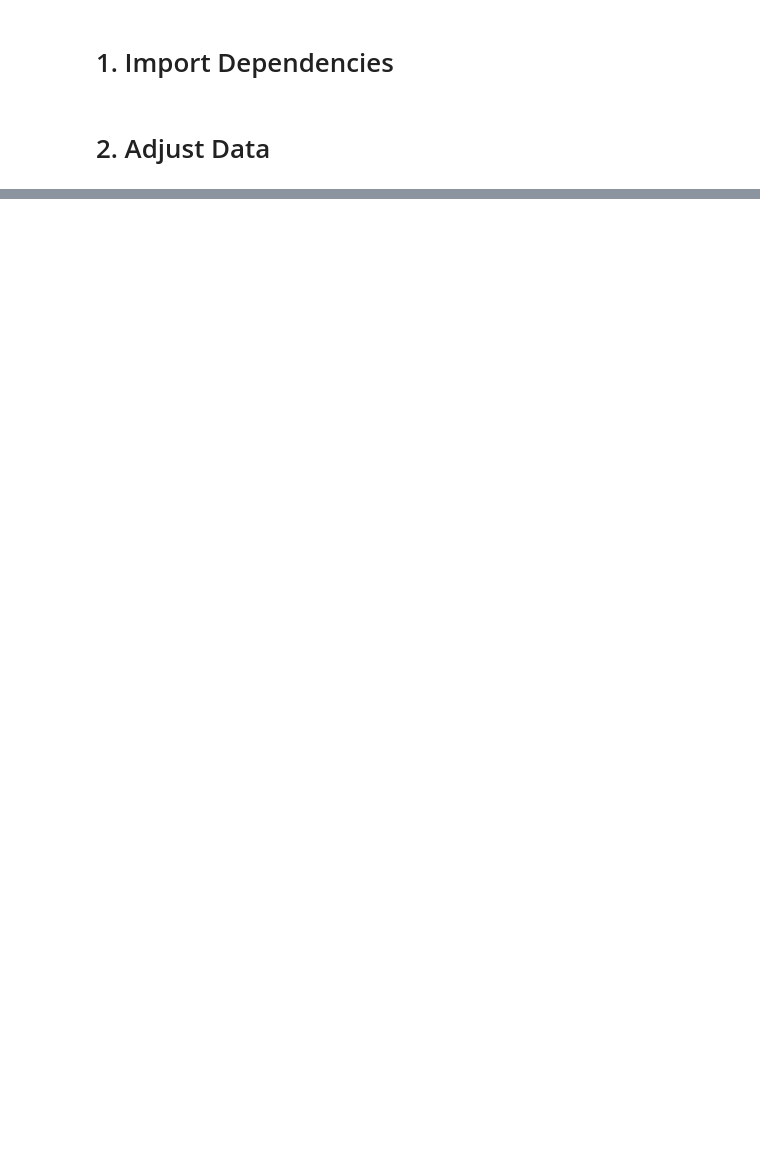
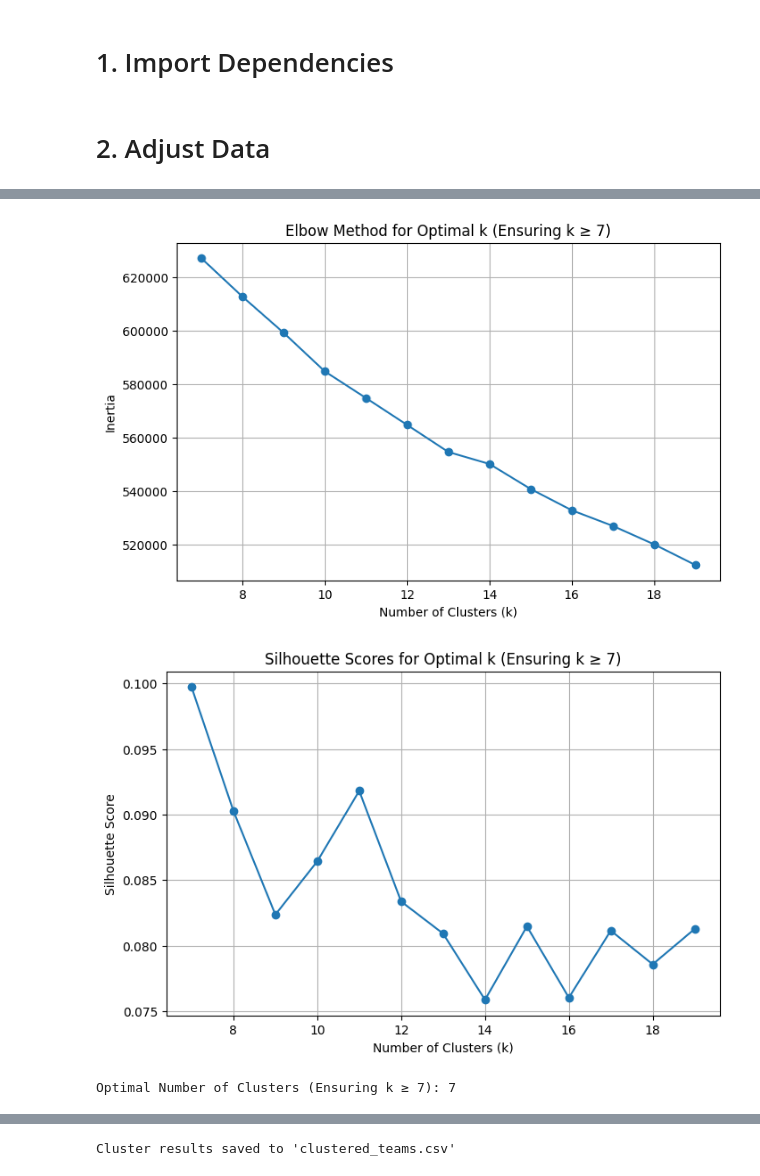
Before and after one commit to Football-Investigations/ThePepEffect, a Jupyter notebook: analysis/ThePepEffect.ipynb, the cells around one changed output, grey strips where cells are left out. Drawn from its saved outputs; the diff is of its cells as text; code cells hidden in the pictures; blank space fills up the shorter version.

```diff
--- a/analysis/ThePepEffect.ipynb
+++ b/analysis/ThePepEffect.ipynb
@@ -105,0 +107,16 @@ df.to_csv('../data/top5LeaguesADJUSTED.csv', index=False)
+# %%
+from statsmodels.stats.outliers_influence import variance_inflation_factor
+
+# Select numeric independent variables
+X = df.select_dtypes(include=[np.number])  # Exclude categorical variables if needed
+
+# Compute VIF for each feature
+vif_data = pd.DataFrame()
+vif_data["Feature"] = X.columns
+vif_data["VIF"] = [round(variance_inflation_factor(X.values, i), 2) for i in range(X.shape[1])]
+
+pd.set_option('display.max_rows', None)
+
+
+# Display VIF values
+print(vif_data)
@@ -105,0 +233,59 @@ df.to_csv('../data/top5LeaguesADJUSTED.csv', index=False)
+# %%
+from sklearn.cluster import KMeans
+from sklearn.metrics import silhouette_score
+import matplotlib.pyplot as plt
+import numpy as np
+
+# Step 1: Find the Optimal Number of Clusters Using the Elbow Method & Silhouette Score
+inertia = []
+silhouette_scores = []
+cluster_range = range(7, 20)  # Ensure at least 7 clusters, testing up to 15
+
+for k in cluster_range:
+    kmeans = KMeans(n_clusters=k, random_state=42, n_init=10)
+    kmeans.fit(pca_df.iloc[:, :-1])  # Exclude "season" column for clustering
+    inertia.append(kmeans.inertia_)
+    silhouette_scores.append(silhouette_score(pca_df.iloc[:, :-1], kmeans.labels_))
+
+# Step 2: Plot Elbow Method
+plt.figure(figsize=(8, 5))
+plt.plot(cluster_range, inertia, marker='o', linestyle='-')
+plt.xlabel("Number of Clusters (k)")
+plt.ylabel("Inertia")
+plt.title("Elbow Method for Optimal k (Ensuring k ≥ 7)")
+plt.grid(True)
+plt.show()
+
+# Step 3: Plot Silhouette Scores
+plt.figure(figsize=(8, 5))
+plt.plot(cluster_range, silhouette_scores, marker='o', linestyle='-')
+plt.xlabel("Number of Clusters (k)")
+plt.ylabel("Silhouette Score")
+plt.title("Silhouette Scores for Optimal k (Ensuring k ≥ 7)")
+plt.grid(True)
+plt.show()
+
+# Step 4: Choose Optimal k (Ensuring Minimum of 7 Clusters)
+optimal_k = cluster_range[np.argmax(silhouette_scores)]  # Select k with highest silhouette score
+print(f"Optimal Number of Clusters (Ensuring k ≥ 7): {optimal_k}")
+
+# Step 5: Apply K-Means Clustering with Optimal k
+kmeans = KMeans(n_clusters=optimal_k, random_state=42, n_init=10)
+pca_df["Cluster"] = kmeans.fit_predict(pca_df.iloc[:, :-2])  # Exclude "season" from clustering
+
+# Step 6: Create a Table with Team, Season, and Cluster Assignment
+cluster_table = pca_df[["Cluster", "season"]]
+
+# Display the Clustered DataFrame
+import pandas as pd
+from IPython.display import display
+
+display(cluster_table)
+
+# Save results to CSV (optional)
+cluster_table.to_csv("clustered_teams.csv")
+print("Cluster results saved to 'clustered_teams.csv'")
+# %% [output]
+[figure, added]
+[figure, added]
+Optimal Number of Clusters (Ensuring k ≥ 7): 7
@@ -105,0 +310 @@ df.to_csv('../data/top5LeaguesADJUSTED.csv', index=False)
+Cluster results saved to 'clustered_teams.csv'
```
Also changed, not shown: parts of 15 cells of this notebook.
